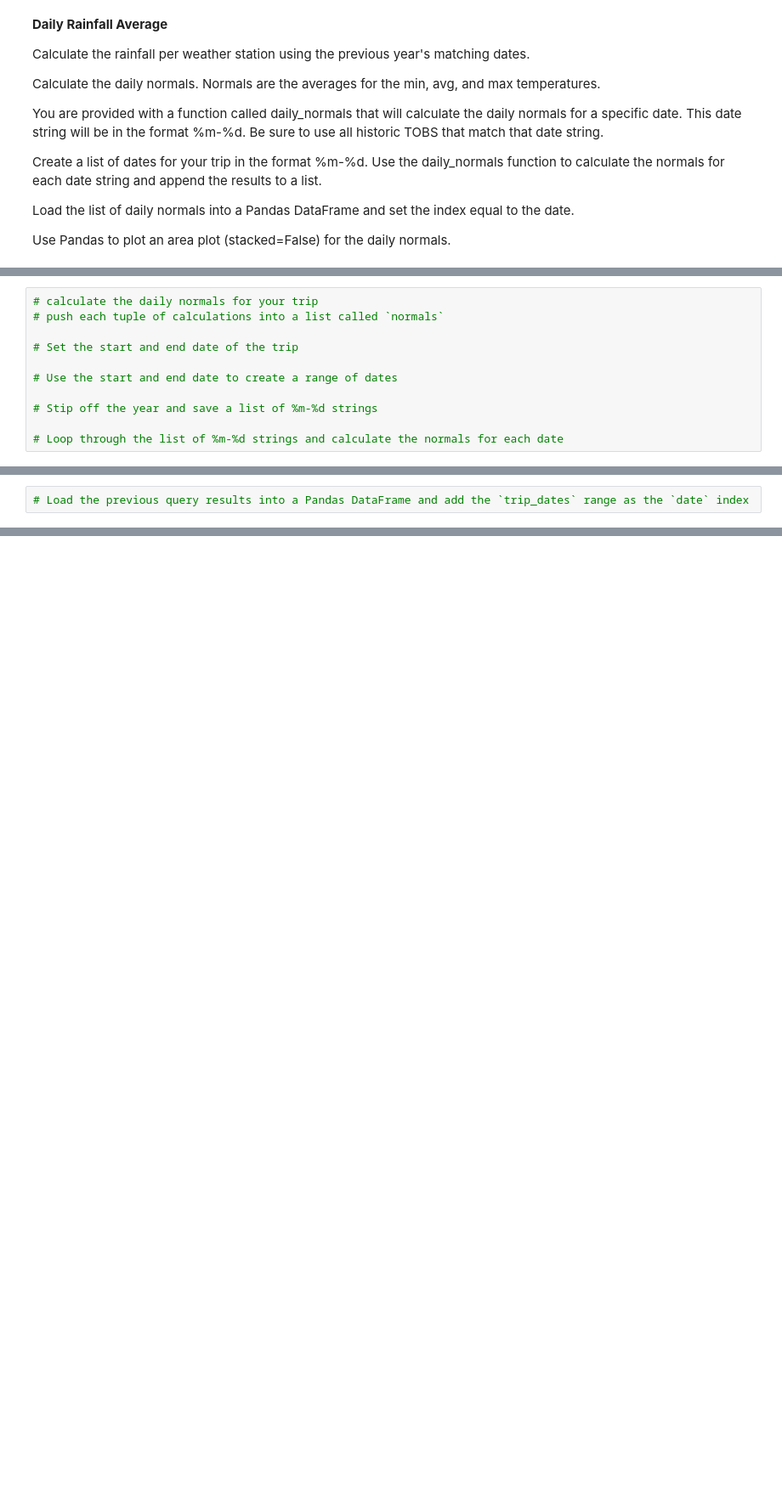
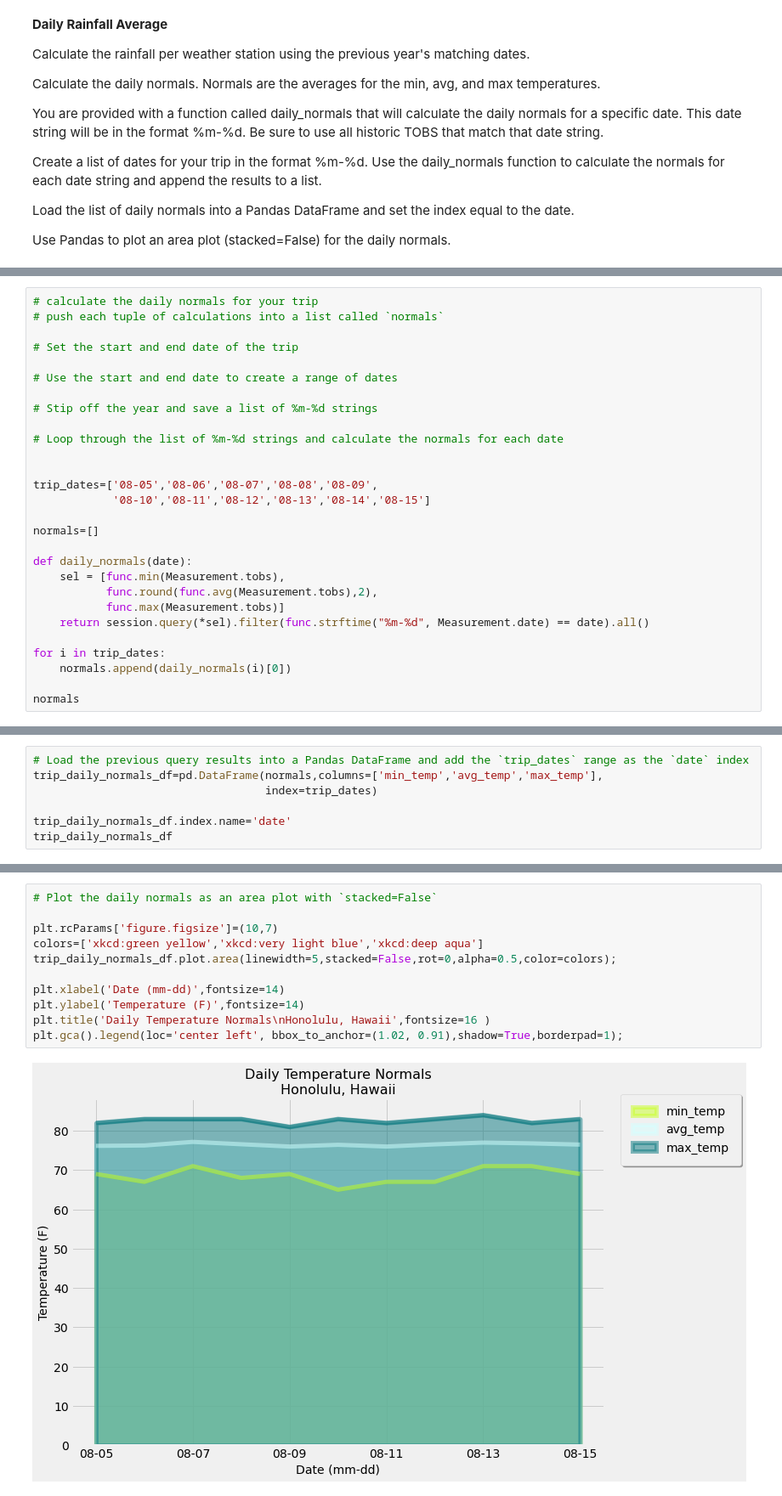
Before and after one commit to itsnameeta/sqlalchemy-challenge, a Jupyter notebook: climate.ipynb, the cells around one changed output, grey strips where cells are left out. Shown at 85% size. Drawn from its saved outputs; the diff is of its cells as text; blank space fills up the shorter version.

```diff
--- a/climate.ipynb
+++ b/climate.ipynb
@@ -517,3 +540,20 @@ daily_normals("01-01")
 # Stip off the year and save a list of %m-%d strings
 
 # Loop through the list of %m-%d strings and calculate the normals for each date
+
+
+trip_dates=['08-05','08-06','08-07','08-08','08-09',
+            '08-10','08-11','08-12','08-13','08-14','08-15']
+
+normals=[]
+
+def daily_normals(date):
+    sel = [func.min(Measurement.tobs),
+           func.round(func.avg(Measurement.tobs),2),
+           func.max(Measurement.tobs)]
+    return session.query(*sel).filter(func.strftime("%m-%d", Measurement.date) == date).all()
+
+for i in trip_dates:
+    normals.append(daily_normals(i)[0])
+
+normals
@@ -520,2 +572,7 @@ daily_normals("01-01")
 # %%
 # Load the previous query results into a Pandas DataFrame and add the `trip_dates` range as the `date` index
+trip_daily_normals_df=pd.DataFrame(normals,columns=['min_temp','avg_temp','max_temp'],
+                                   index=trip_dates)
+
+trip_daily_normals_df.index.name='date'
+trip_daily_normals_df
@@ -523,0 +593,13 @@ daily_normals("01-01")
+# %%
+# Plot the daily normals as an area plot with `stacked=False`
+
+plt.rcParams['figure.figsize']=(10,7)
+colors=['xkcd:green yellow','xkcd:very light blue','xkcd:deep aqua']
+trip_daily_normals_df.plot.area(linewidth=5,stacked=False,rot=0,alpha=0.5,color=colors);
+
+plt.xlabel('Date (mm-dd)',fontsize=14)
+plt.ylabel('Temperature (F)',fontsize=14)
+plt.title('Daily Temperature Normals\nHonolulu, Hawaii',fontsize=16 )
+plt.gca().legend(loc='center left', bbox_to_anchor=(1.02, 0.91),shadow=True,borderpad=1);
+# %% [output]
+[figure, added]
```
Also changed, not shown: parts of 5 cells of this notebook, 1 other file.
